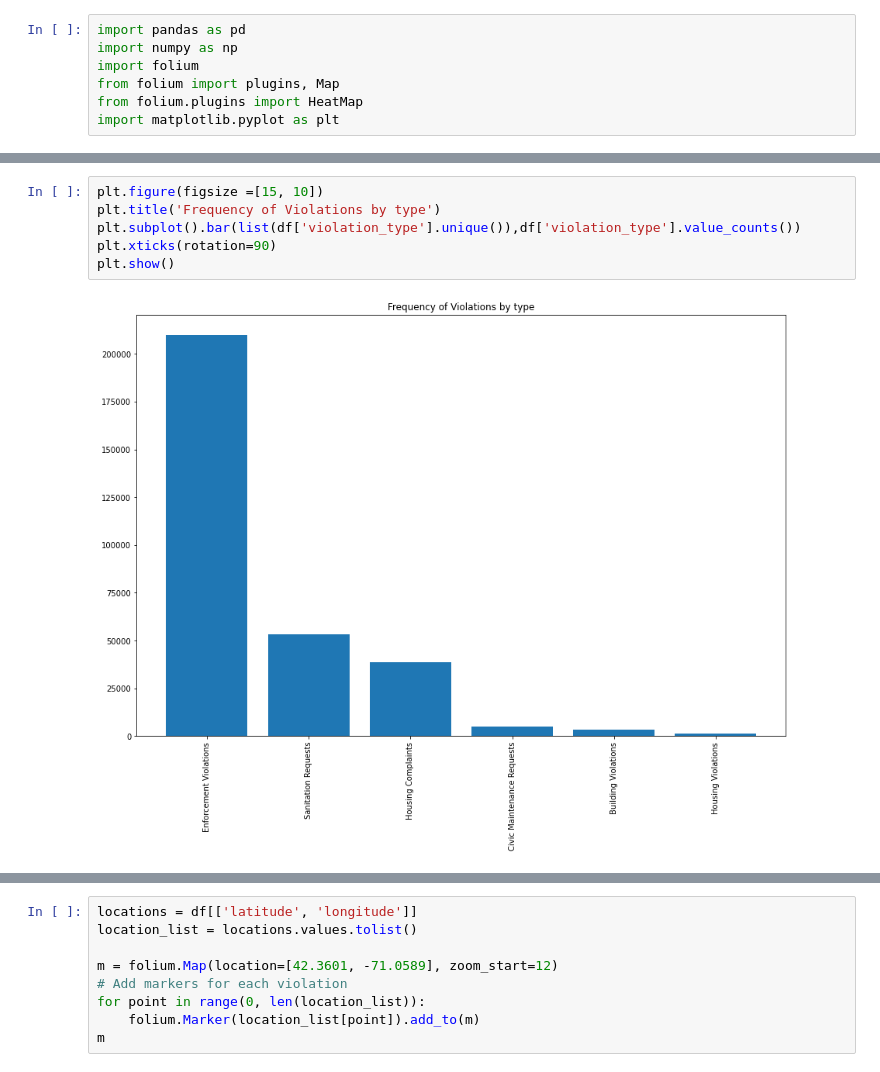
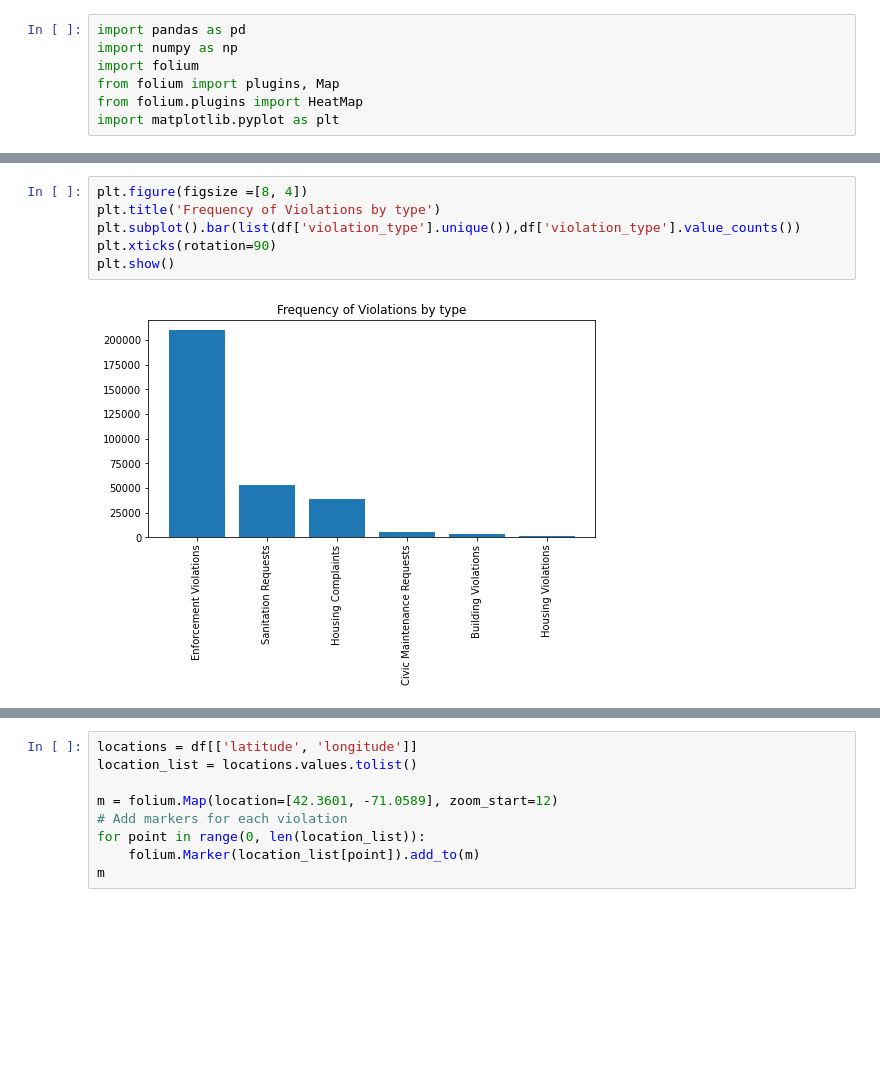
Before and after one commit to BU-Spark/ds-councilor-breadon-bad-landlords2, a Jupyter notebook: spring23-team-4/code/RentSmart_analysis.ipynb, the cells around one changed output, grey strips where cells are left out. Saved outputs shown, nothing was run; the diff lists cells and outputs as text; blank space fills up the shorter version.

```diff
--- a/spring23-team-4/code/RentSmart_analysis.ipynb
+++ b/spring23-team-4/code/RentSmart_analysis.ipynb
@@ -21,10 +21,10 @@ df.head()
 | 3 | 2023-02-24 00:00:00 | Enforcement Violations | Improper storage trash: res | 125 Salem St # 3, 02113 | Boston | 2113 | 302371000 | MORAN RITA | 1920.0 | ... |
 | 4 | 2023-02-24 00:00:00 | Enforcement Violations | Improper storage trash: res | 34 Isabella St, 02116 | Boston | 2116 | 501112000 | CHRISTO WILLIAM TRST ETAL | 1899.0 | ... |
 # %%
-plt.figure(figsize =[15, 10])
+plt.figure(figsize =[8, 4])
 plt.title('Frequency of Violations by type')
 plt.subplot().bar(list(df['violation_type'].unique()),df['violation_type'].value_counts())
 plt.xticks(rotation=90)
 plt.show()
 # %% [output]
-[figure, old version]
+[figure, new version]
```
Also changed, not shown: parts of 6 cells of this notebook.
